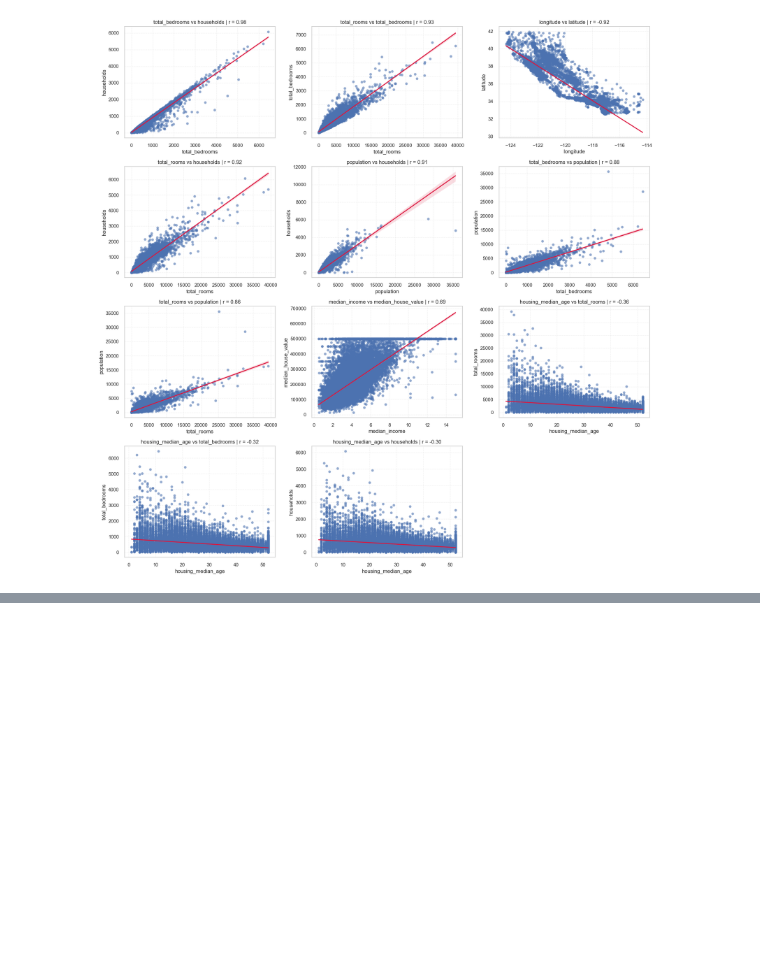
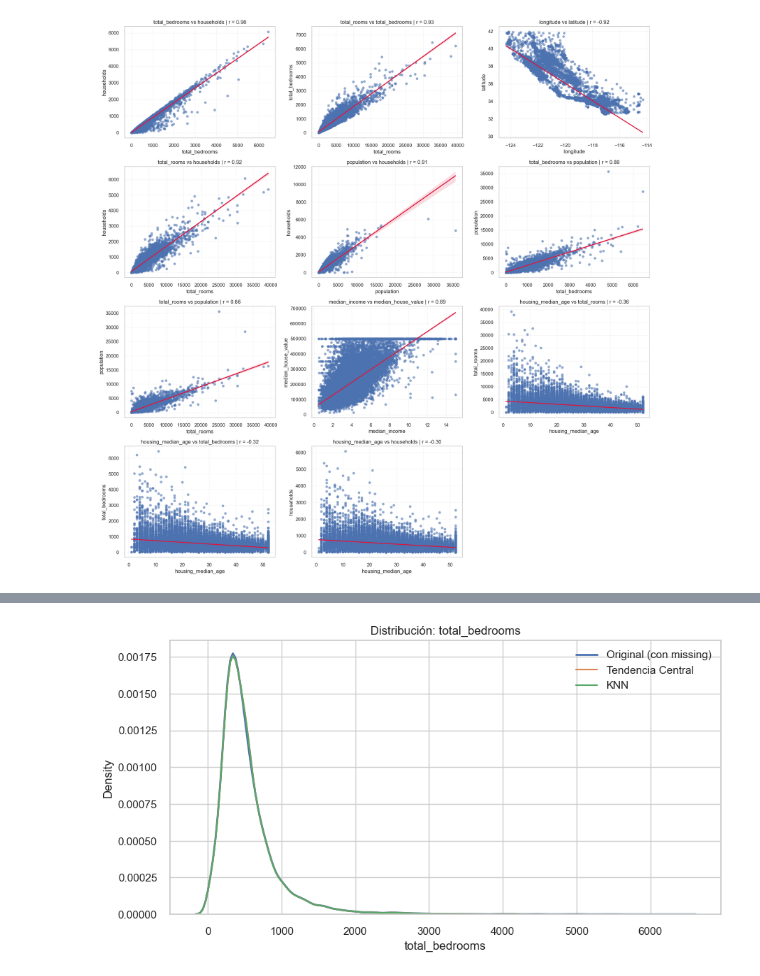
Before and after one commit to Danelnov/ml-project_analitica_datos, a Jupyter notebook: notebooks/eda_regresion.ipynb, the cells around one changed output, grey strips where cells are left out. Cells and saved outputs as stored; diff of their text form; code cells hidden in the pictures; blank space fills up the shorter version.

```diff
--- a/notebooks/eda_regresion.ipynb
+++ b/notebooks/eda_regresion.ipynb
@@ -218,0 +297,10 @@ Pares encontrados con |corr| >= 0.3: 11
+# %%
+# 1. Tendencia Central
+df_mean = data.copy()
+mean_imp = SimpleImputer(strategy='mean')
+df_mean["total_bedrooms"] =  mean_imp.fit_transform(data[["total_bedrooms"]])
+
+# 2. KNN
+df_knn = data.copy()
+knn_imp = KNNImputer(n_neighbors=5)
+df_knn["total_bedrooms"] = knn_imp.fit_transform(data[["total_bedrooms"]])
@@ -218,0 +335,13 @@ Pares encontrados con |corr| >= 0.3: 11
+# %%
+
+plt.figure(figsize=(10,5))
+
+sns.kdeplot(data["total_bedrooms"], label="Original (con missing)", linewidth=2)
+sns.kdeplot(df_mean["total_bedrooms"], label="Tendencia Central")
+sns.kdeplot(df_knn["total_bedrooms"], label="KNN")
+
+plt.legend()
+plt.title(f"Distribución: total_bedrooms")
+plt.show()
+# %% [output]
+[figure, added]
```
Also changed, not shown: parts of 17 cells of this notebook, 1 other file.
